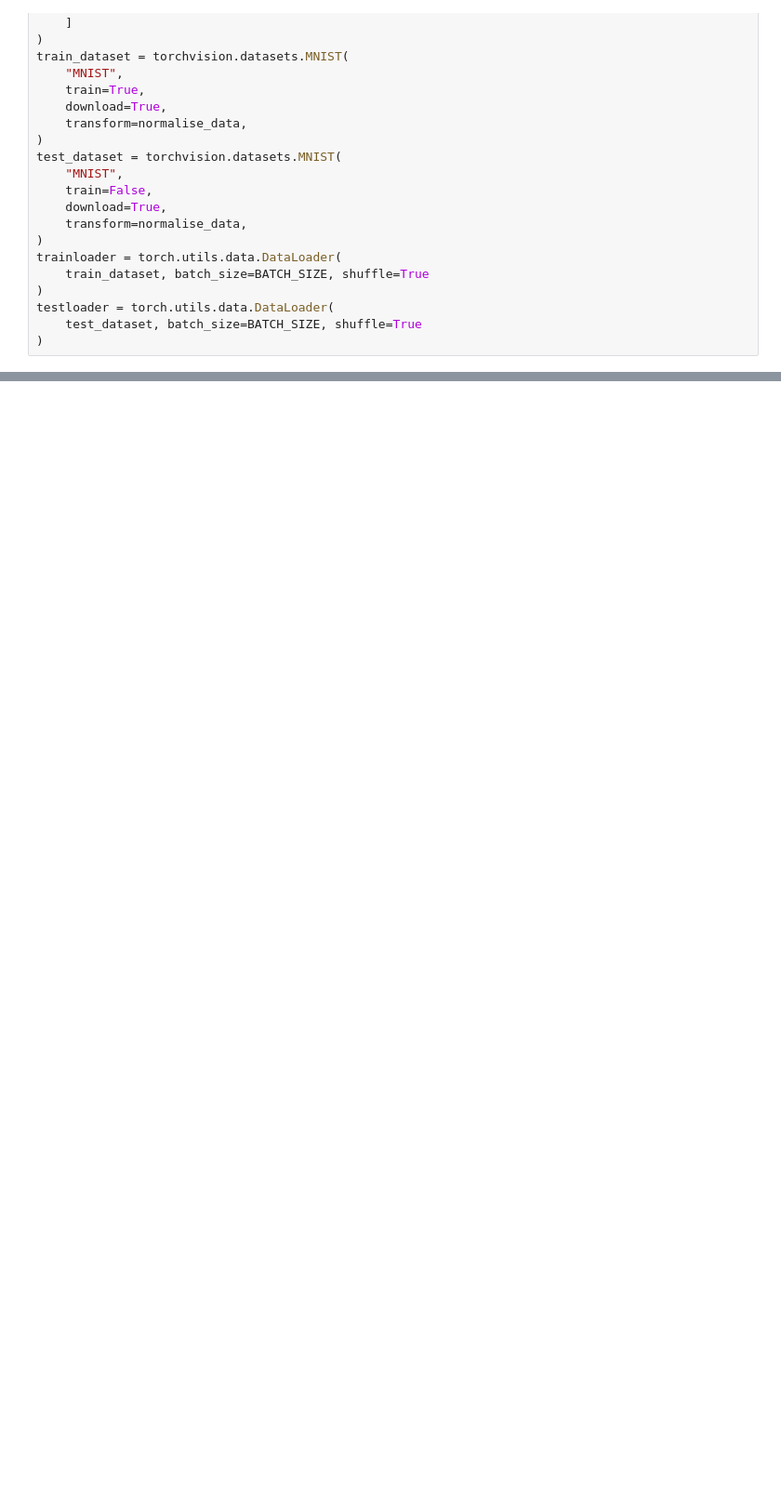
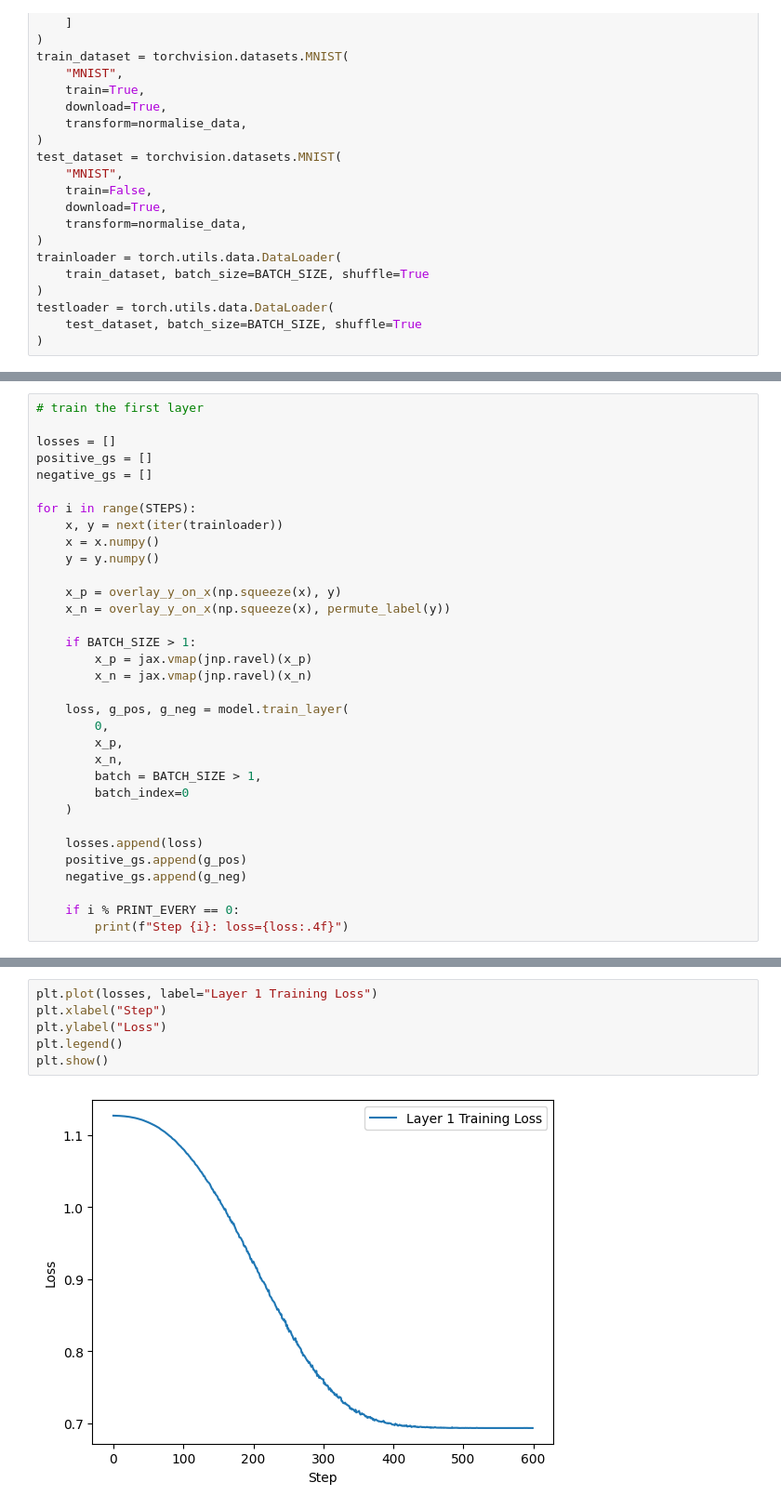
Before and after one commit to cdagher/ffax, a Jupyter notebook: ffax/quickstart.ipynb, the cells around one changed output, grey strips where cells are left out. Shown: that part at 93% size. Cells and saved outputs as stored; diff of their text form; blank space fills up the shorter version.

```diff
--- a/ffax/quickstart.ipynb
+++ b/ffax/quickstart.ipynb
@@ -127,0 +143,33 @@ plt.show()
+# %%
+# train the first layer
+
+losses = []
+positive_gs = []
+negative_gs = []
+
+for i in range(STEPS):
+    x, y = next(iter(trainloader))
+    x = x.numpy()
+    y = y.numpy()
+
+    x_p = overlay_y_on_x(np.squeeze(x), y)
+    x_n = overlay_y_on_x(np.squeeze(x), permute_label(y))
+
+    if BATCH_SIZE > 1:
+        x_p = jax.vmap(jnp.ravel)(x_p)
+        x_n = jax.vmap(jnp.ravel)(x_n)
+
+    loss, g_pos, g_neg = model.train_layer(
+        0,
+        x_p,
+        x_n,
+        batch = BATCH_SIZE > 1,
+        batch_index=0
+    )
+
+    losses.append(loss)
+    positive_gs.append(g_pos)
+    negative_gs.append(g_neg)
+
+    if i % PRINT_EVERY == 0:
+        print(f"Step {i}: loss={loss:.4f}")
@@ -128 +197,9 @@ plt.show()
+# %%
+plt.plot(losses, label="Layer 1 Training Loss")
+plt.xlabel("Step")
+plt.ylabel("Loss")
+plt.legend()
+plt.show()
+# %% [output]
+[figure, added]
 # %%
```
Also changed, not shown: parts of 14 cells of this notebook, 2 other files.
